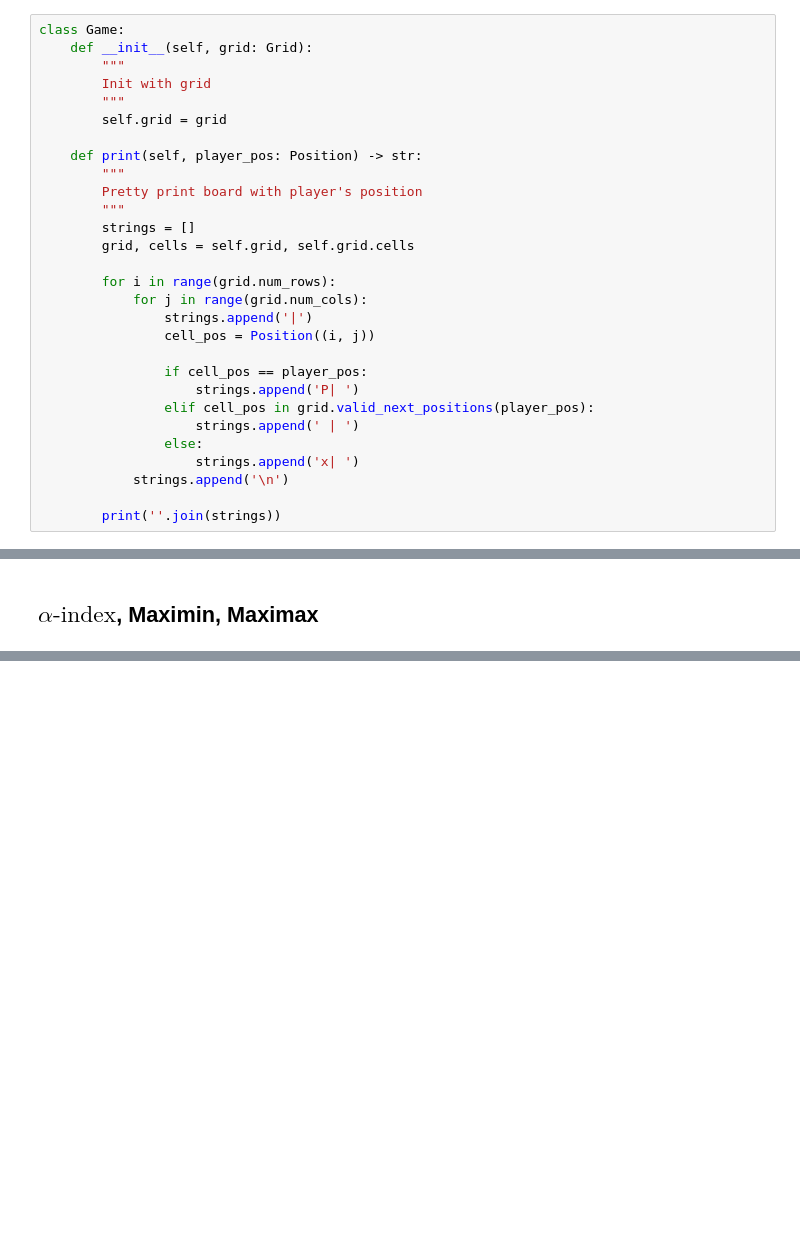
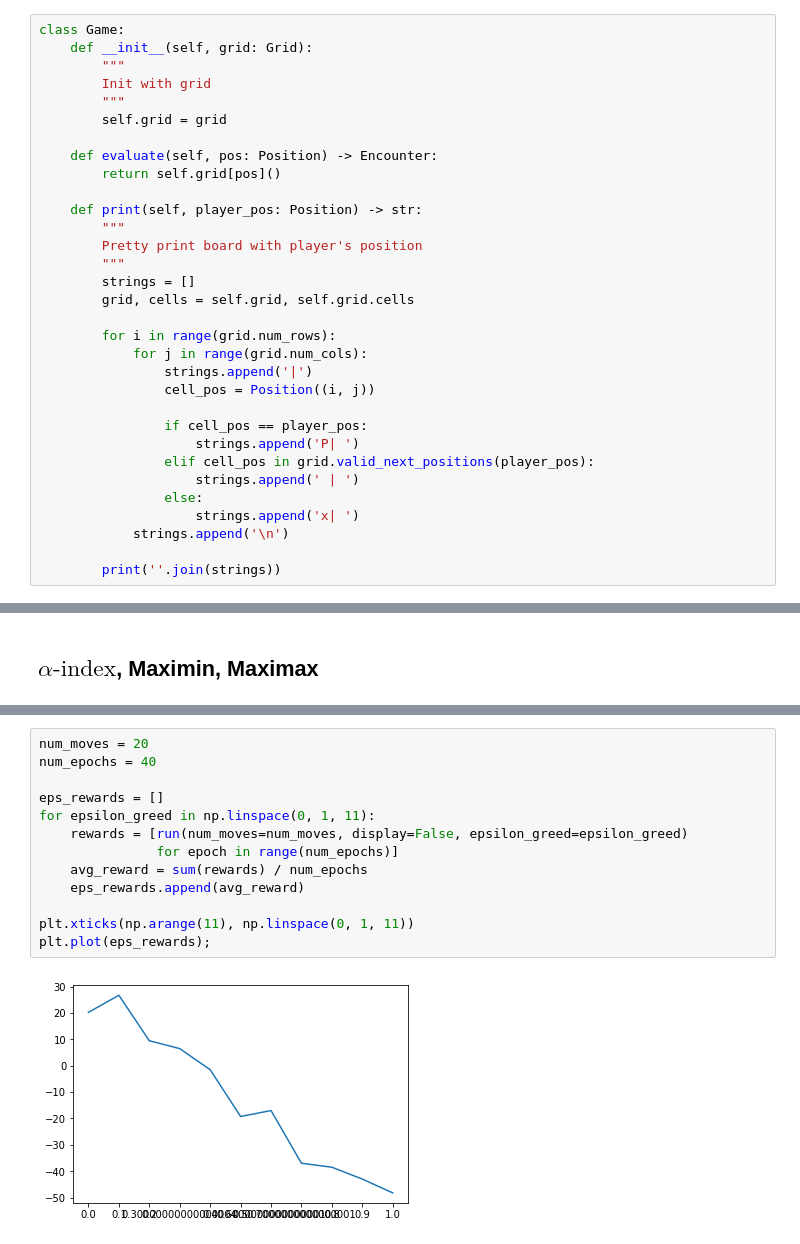
Before and after one commit to Yustynn/decision-theory-rl-and-data-analysis, a Jupyter notebook: RL.ipynb, the cells around one changed output, grey strips where cells are left out. Drawn from its saved outputs; the diff is of its cells as text; blank space fills up the shorter version.

```diff
--- a/RL.ipynb
+++ b/RL.ipynb
@@ -337,6 +327,9 @@ class Game:
         Init with grid
         """
         self.grid = grid
+
+    def evaluate(self, pos: Position) -> Encounter:
+        return self.grid[pos]()
 
     def print(self, player_pos: Position) -> str:
         """
@@ -454,0 +586,15 @@ maximax: StrategyFunction = alpha_index_maker(1)
+# %%
+num_moves = 20
+num_epochs = 40
+
+eps_rewards = []
+for epsilon_greed in np.linspace(0, 1, 11):
+    rewards = [run(num_moves=num_moves, display=False, epsilon_greed=epsilon_greed)
+               for epoch in range(num_epochs)]
+    avg_reward = sum(rewards) / num_epochs
+    eps_rewards.append(avg_reward)
+
+plt.xticks(np.arange(11), np.linspace(0, 1, 11))
+plt.plot(eps_rewards);
+# %% [output]
+[figure, added]
```
Also changed, not shown: parts of 22 cells of this notebook.
